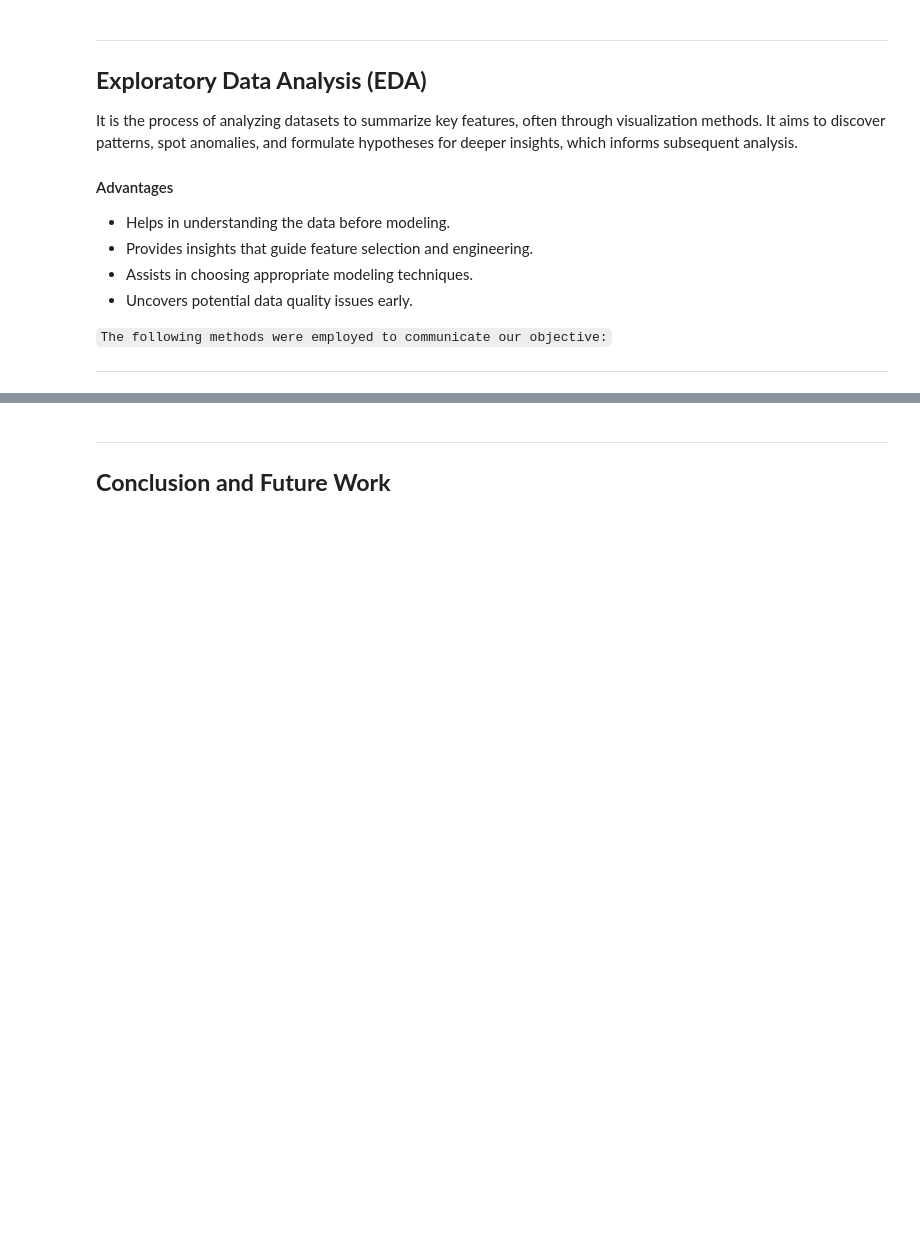
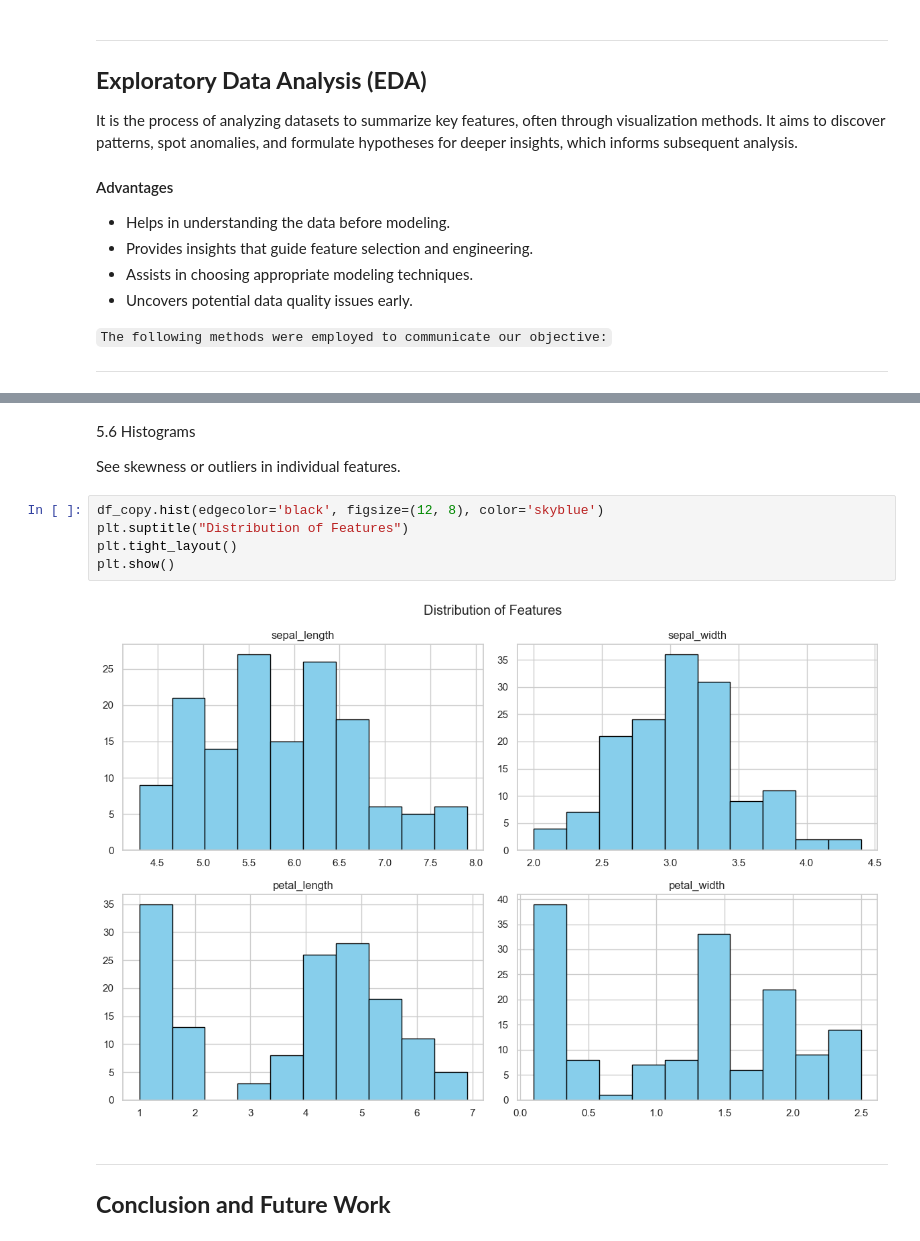
Before and after one commit to NoziphoNdebele/2025_Data_Science_Projects, a Jupyter notebook: IRIS_FLOWER_CLASSIFICATION/IRIS_FLOWER_CLASSIFICATION.ipynb, the cells around one changed output, grey strips where cells are left out. Cells and saved outputs as stored; diff of their text form; blank space fills up the shorter version.

```diff
--- a/IRIS_FLOWER_CLASSIFICATION/IRIS_FLOWER_CLASSIFICATION.ipynb
+++ b/IRIS_FLOWER_CLASSIFICATION/IRIS_FLOWER_CLASSIFICATION.ipynb
@@ -329,3 +402,14 @@ It is the process of analyzing datasets to summarize key features, often through
+# %% [markdown]
+5.6 Histograms
+
+ See skewness or outliers in individual features.
+# %%
+df_copy.hist(edgecolor='black', figsize=(12, 8), color='skyblue')
+plt.suptitle("Distribution of Features")
+plt.tight_layout()
+plt.show()
+# %% [output]
+[figure, added]
 # %% [markdown]
 ---
 <a href=#nine></a>
```
Also changed, not shown: parts of 10 cells of this notebook, 1 other file.
